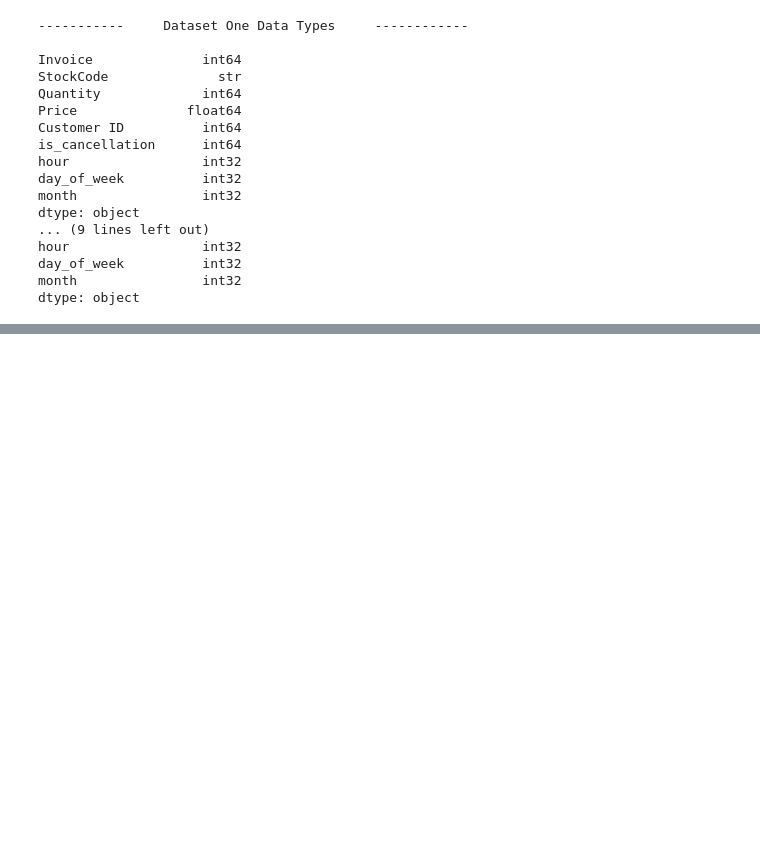
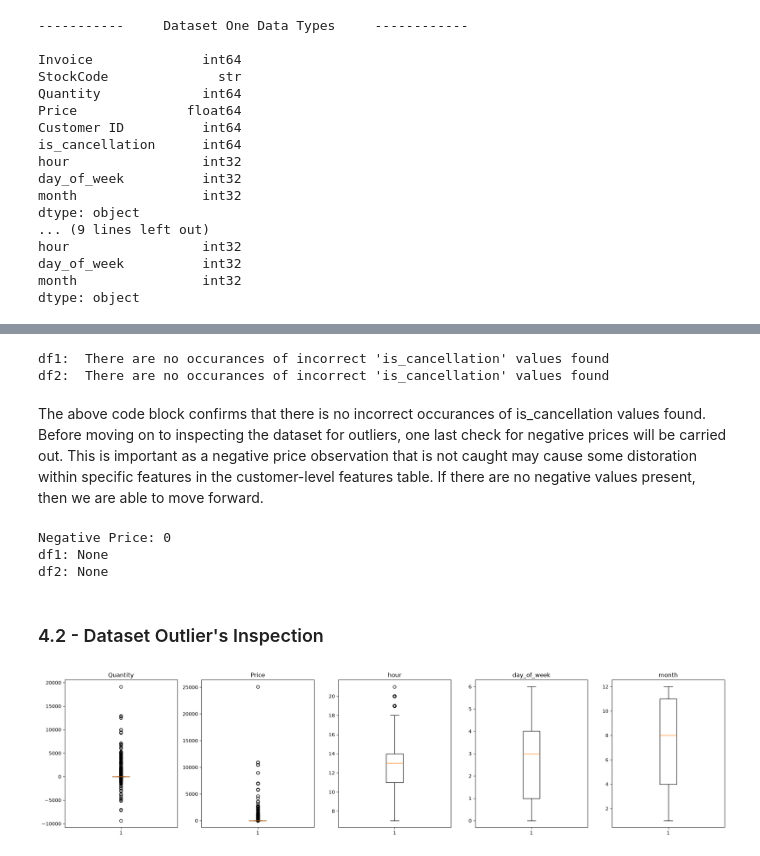
Before and after one commit to calAshy/theCoffeeCo, a Jupyter notebook: 0_Data/processed_data/MasterDF.ipynb, the cells around one changed output, grey strips where cells are left out. Drawn from its saved outputs; the diff is of its cells as text; code cells hidden in the pictures; blank space fills up the shorter version.

```diff
--- a/0_Data/processed_data/MasterDF.ipynb
+++ b/0_Data/processed_data/MasterDF.ipynb
@@ -282,8 +293,8 @@ Creating a new cancellation feature column also opens up the oppurtunity to calc
 # Begin implementing the cancellations feature:
 
 # Create a new column where each occurance of C wihtin Invoice is marked as either 0 or 1:
-df1['is_cancellation'] = df1['Invoice'].astype(str).str.contains('C', case = False).astype(int)
-df2['is_cancellation'] = df2['Invoice'].astype(str).str.contains('C', case = False).astype(int)
+df1['order_cancelled'] = df1['Invoice'].astype(str).str.contains('C', case = False).astype(int)
+df2['order_cancelled'] = df2['Invoice'].astype(str).str.contains('C', case = False).astype(int)
 
 # Calculate cancellation rate per customer using newly formed cancellation data:
 cancellation_rate = df1.groupby('Customer ID')['is_cancellation'].mean()
@@ -434,0 +495,46 @@ Name: StockCode, dtype: int64
+# %%
+# Check both datasets for any occurancances of cancellations and an incorrect is_cancellation value of 0:
+def cancellation_record_check(df):
+    # If quantity is a negative value and is_cancellation corresponds to a 0:
+    if len(df[(df['Quantity'] < 0) & (df['is_cancellation'] == 0)]) != 0:
+        return "Occurances of incorrect value(s) found in df1"
+    else:
+        return "There are no occurances of incorrect 'is_cancellation' values found"
+
+print("")
+print("df1: ",cancellation_record_check(df1))
+print("df2: ",cancellation_record_check(df2))
+# %% [output]
+df1:  There are no occurances of incorrect 'is_cancellation' values found
+df2:  There are no occurances of incorrect 'is_cancellation' values found
+# %% [markdown]
+The above code block confirms that there is no incorrect occurances of is_cancellation values found. Before moving on to inspecting the dataset for outliers, one last check for negative prices will be carried out. This is important as a negative price observation that is not caught may cause some distoration within specific features in the customer-level features table. If there are no negative values present, then we are able to move forward.
+# %%
+# Print the sum of all occurances where price is less than 0.
+print("Negative Price:", (df1['Price'] < 0).sum())
+
+# Implement a function that prints
+def negative_price(df):
+    if len(df['Price'] < 0) < 0:
+        display(df1[df1['Price'] < 0].head())
+
+print("df1:", negative_price(df1))
+print("df2:", negative_price(df2))
+# %% [output]
+Negative Price: 0
+df1: None
+df2: None
+# %% [markdown]
+### 4.2 - Dataset Outlier's Inspection
+# %%
+fig, axs = plt.subplots(1, 5, figsize=(20, 5))
+cols = ['Quantity', 'Price', 'hour', 'day_of_week', 'month']
+
+for i, col in enumerate(cols):
+    axs[i].boxplot(df1[col])
+    axs[i].set_title(col)
+
+plt.tight_layout()
+plt.show()
+# %% [output]
+[figure, added]
```
Also changed, not shown: parts of 20 cells of this notebook, 1 other file.
